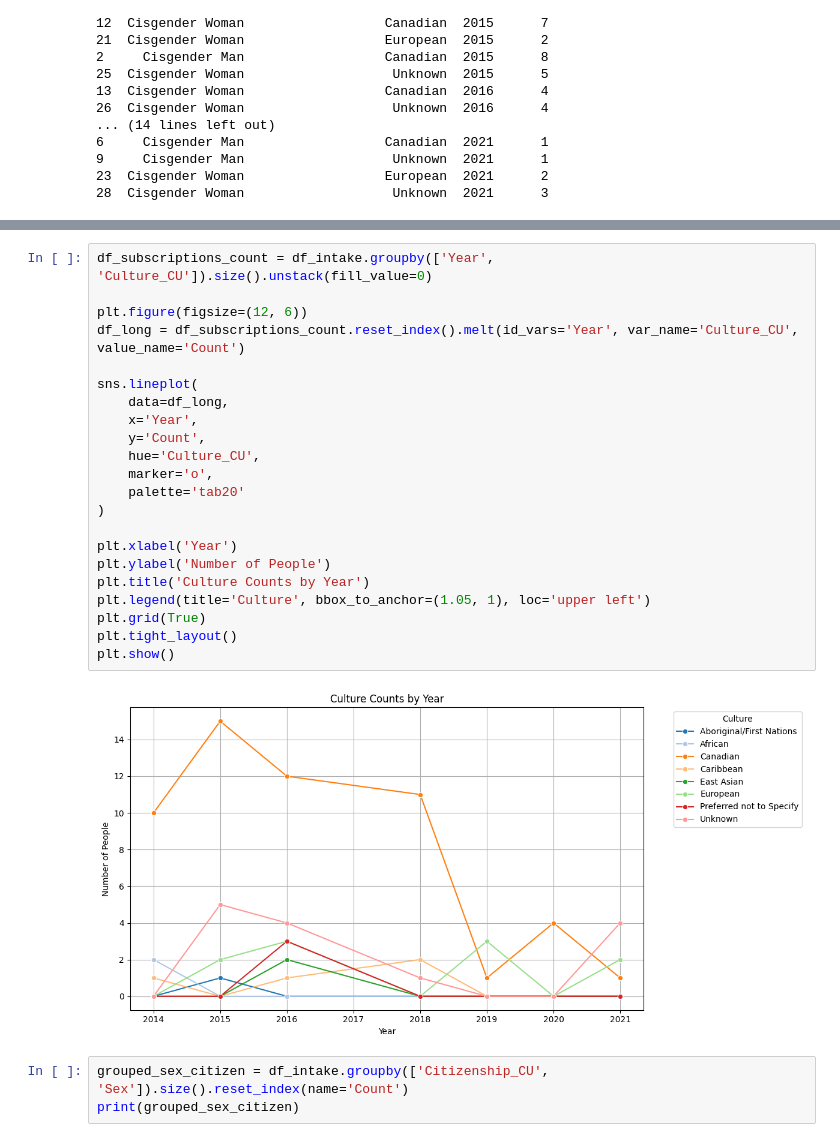
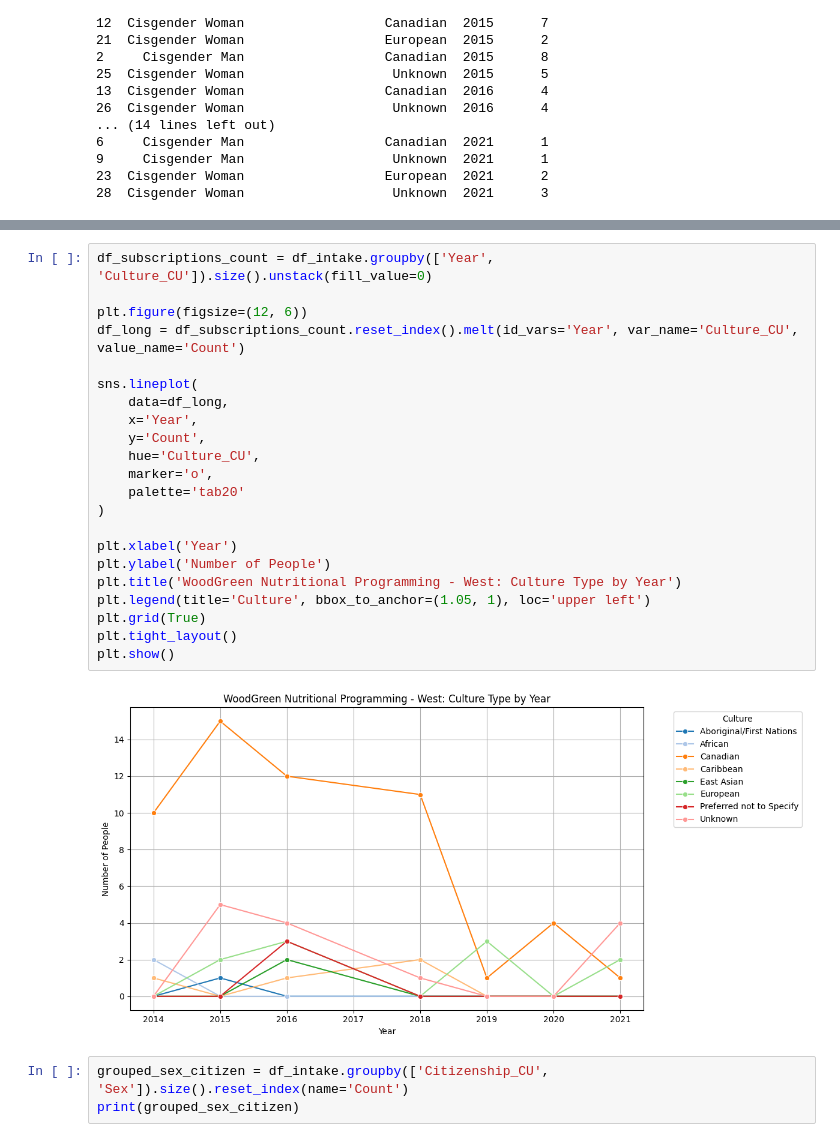
Before and after one commit to pheaktralean/ConcordIA, a Jupyter notebook: food_security_forecasting/food_security.ipynb, the cells around one changed output, grey strips where cells are left out. Cells and saved outputs as stored; diff of their text form.

Commit message:
fixed title

```diff
--- a/food_security_forecasting/food_security.ipynb
+++ b/food_security_forecasting/food_security.ipynb
@@ -185,27 +185,27 @@ plt.show()
 # %%
 df_subscriptions_count = df_intake.groupby(['Year', 'Culture_CU']).size().unstack(fill_value=0)
 
 plt.figure(figsize=(12, 6))
 df_long = df_subscriptions_count.reset_index().melt(id_vars='Year', var_name='Culture_CU', value_name='Count')
 
 sns.lineplot(
     data=df_long,
     x='Year',
     y='Count',
     hue='Culture_CU',
     marker='o',
     palette='tab20'
 )
 
 plt.xlabel('Year')
 plt.ylabel('Number of People')
-plt.title('Culture Counts by Year')
+plt.title('WoodGreen Nutritional Programming - West: Culture Type by Year')
 plt.legend(title='Culture', bbox_to_anchor=(1.05, 1), loc='upper left')
 plt.grid(True)
 plt.tight_layout()
 plt.show()
 # %% [output]
-[figure, old version]
+[figure, new version]
 # %%
 grouped_sex_citizen = df_intake.groupby(['Citizenship_CU', 'Sex']).size().reset_index(name='Count')
 print(grouped_sex_citizen)
```
Also changed, not shown: parts of 1 cell of this notebook.
